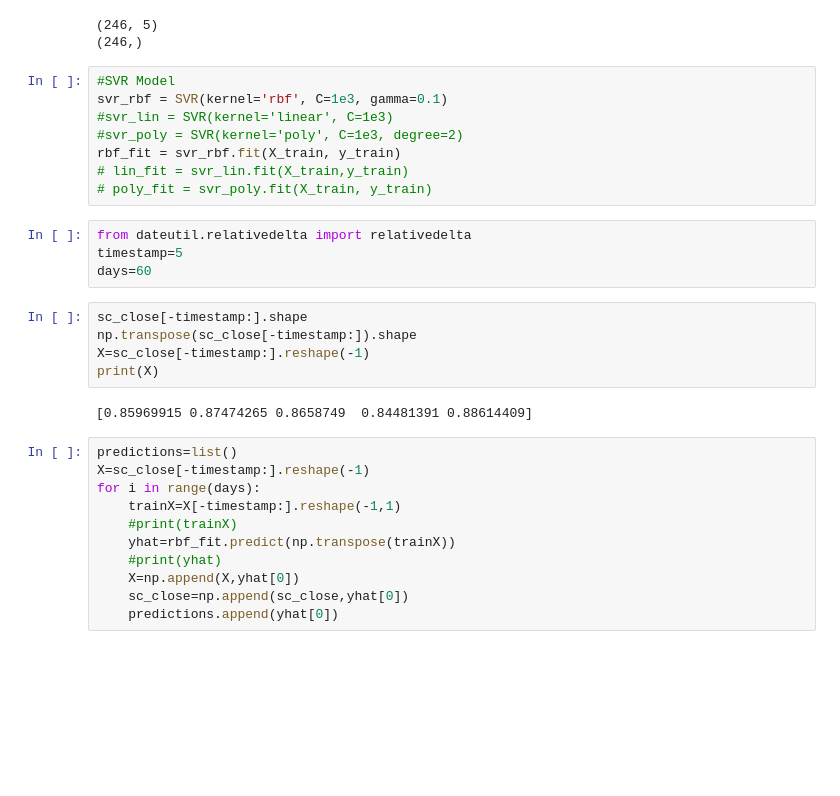
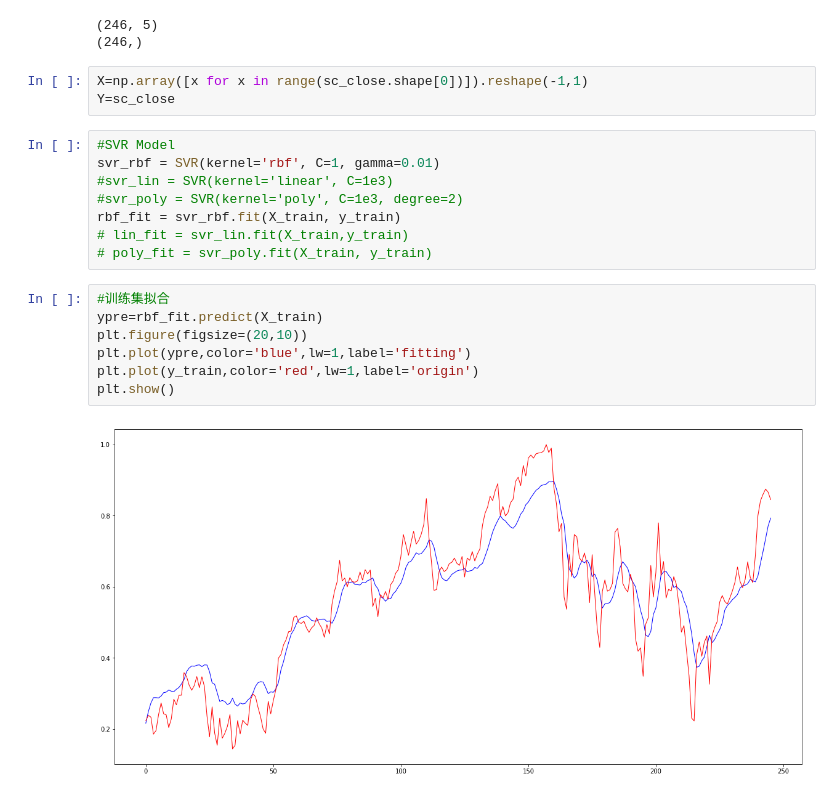
Before and after one commit to WeilunZ/lstm-forecasting, a Jupyter notebook: code/Traditional Model/SVR.ipynb, the cells around one changed output. Saved outputs shown, nothing was run; the diff lists cells and outputs as text; blank space fills up the shorter version.

```diff
--- a/code/Traditional Model/SVR.ipynb
+++ b/code/Traditional Model/SVR.ipynb
@@ -42,33 +42,23 @@ print(y_train.shape)
 # %% [output]
 (246, 5)
 (246,)
+# %%
+X=np.array([x for x in range(sc_close.shape[0])]).reshape(-1,1)
+Y=sc_close
 # %%
 #SVR Model
-svr_rbf = SVR(kernel='rbf', C=1e3, gamma=0.1)
+svr_rbf = SVR(kernel='rbf', C=1, gamma=0.01)
 #svr_lin = SVR(kernel='linear', C=1e3)
 #svr_poly = SVR(kernel='poly', C=1e3, degree=2)
 rbf_fit = svr_rbf.fit(X_train, y_train)
 # lin_fit = svr_lin.fit(X_train,y_train)
 # poly_fit = svr_poly.fit(X_train, y_train)
-# %%
-from dateutil.relativedelta import relativedelta
-timestamp=5
-days=60
-# %%
-sc_close[-timestamp:].shape
-np.transpose(sc_close[-timestamp:]).shape
-X=sc_close[-timestamp:].reshape(-1)
-print(X)
-# %% [output]
-[0.85969915 0.87474265 0.8658749  0.84481391 0.88614409]
-# %%
-predictions=list()
-X=sc_close[-timestamp:].reshape(-1)
-for i in range(days):
-    trainX=X[-timestamp:].reshape(-1,1)
-    #print(trainX)
-    yhat=rbf_fit.predict(np.transpose(trainX))
-    #print(yhat)
-    X=np.append(X,yhat[0])
-    sc_close=np.append(sc_close,yhat[0])
-    predictions.append(yhat[0])
+# %%
+#训练集拟合
+ypre=rbf_fit.predict(X_train)
+plt.figure(figsize=(20,10))
+plt.plot(ypre,color='blue',lw=1,label='fitting')
+plt.plot(y_train,color='red',lw=1,label='origin')
+plt.show()
+# %% [output]
+[figure, added]
```
Also changed, not shown: parts of 5 cells of this notebook, 1 other file.
